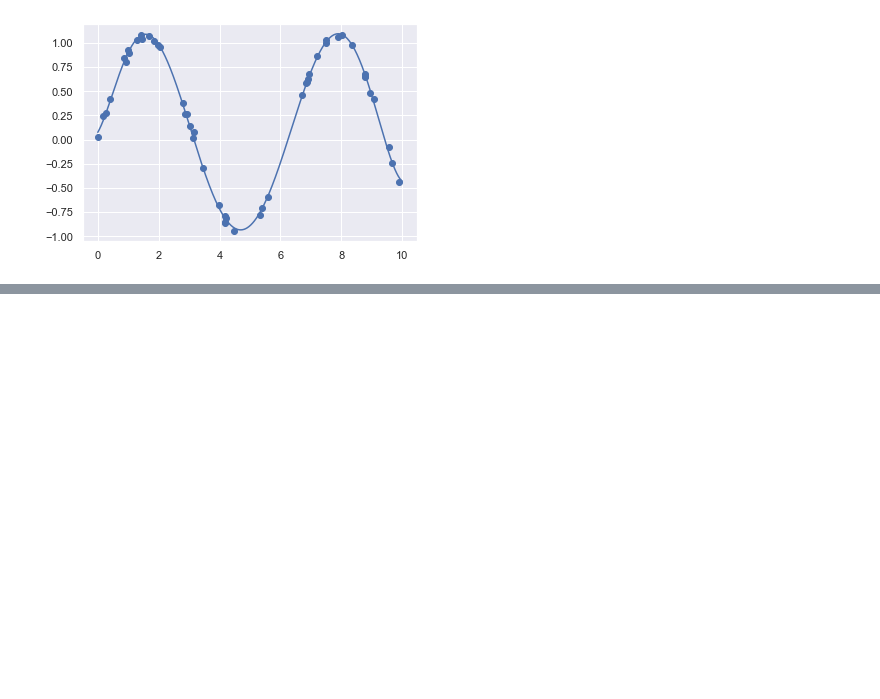
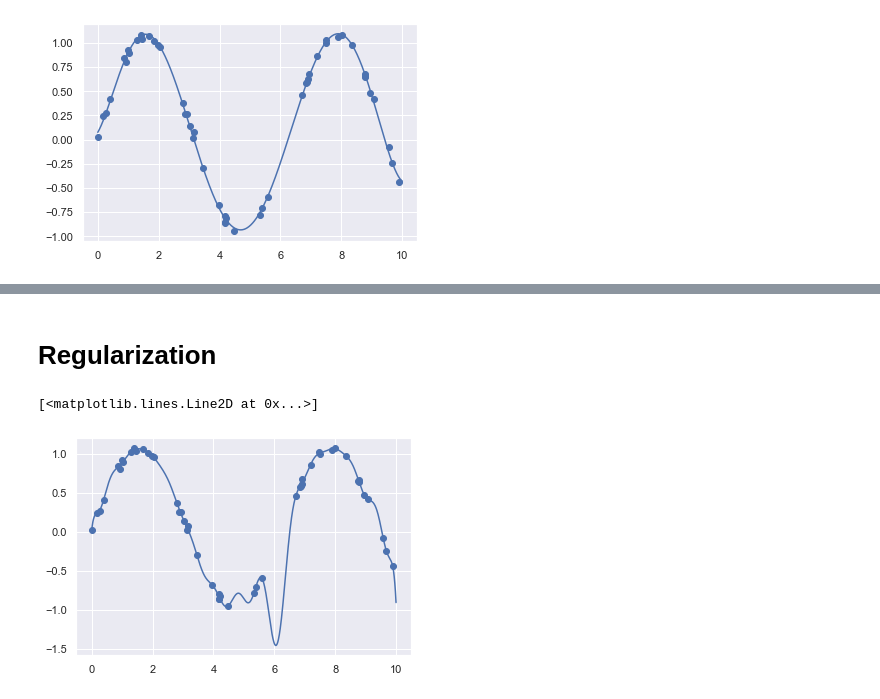
Before and after one commit to DpfStat/PythonDataScienceHandbook, a Jupyter notebook: notebooks/LinearRegression.ipynb, the cells around one changed output, grey strips where cells are left out. Drawn from its saved outputs; the diff is of its cells as text; code cells hidden in the pictures; blank space fills up the shorter version.

```diff
--- a/notebooks/LinearRegression.ipynb
+++ b/notebooks/LinearRegression.ipynb
@@ -65,0 +94,11 @@ plt.plot(xfit, yfit)
+# %% [markdown]
+# Regularization
+# %%
+model = make_pipeline(GaussianFeatures(30),
+                      LinearRegression())
+model.fit(x[:,np.newaxis], y)
+plt.scatter(x,y)
+plt.plot(xfit, model.predict(xfit[:,np.newaxis]))
+# %% [output]
+[<matplotlib.lines.Line2D at 0x...>]
+[figure, added]
```
Also changed, not shown: parts of 30 cells of this notebook.
